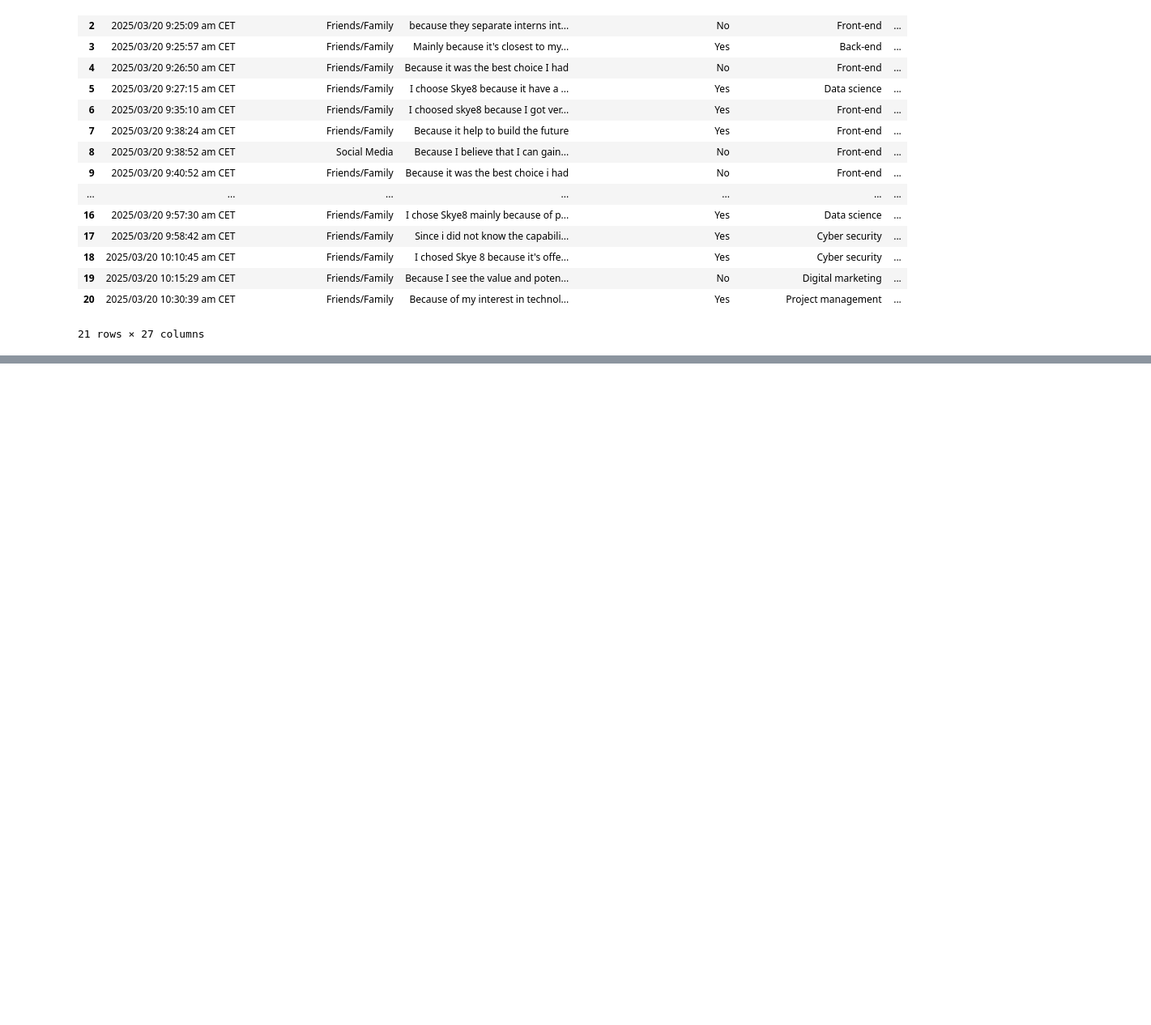
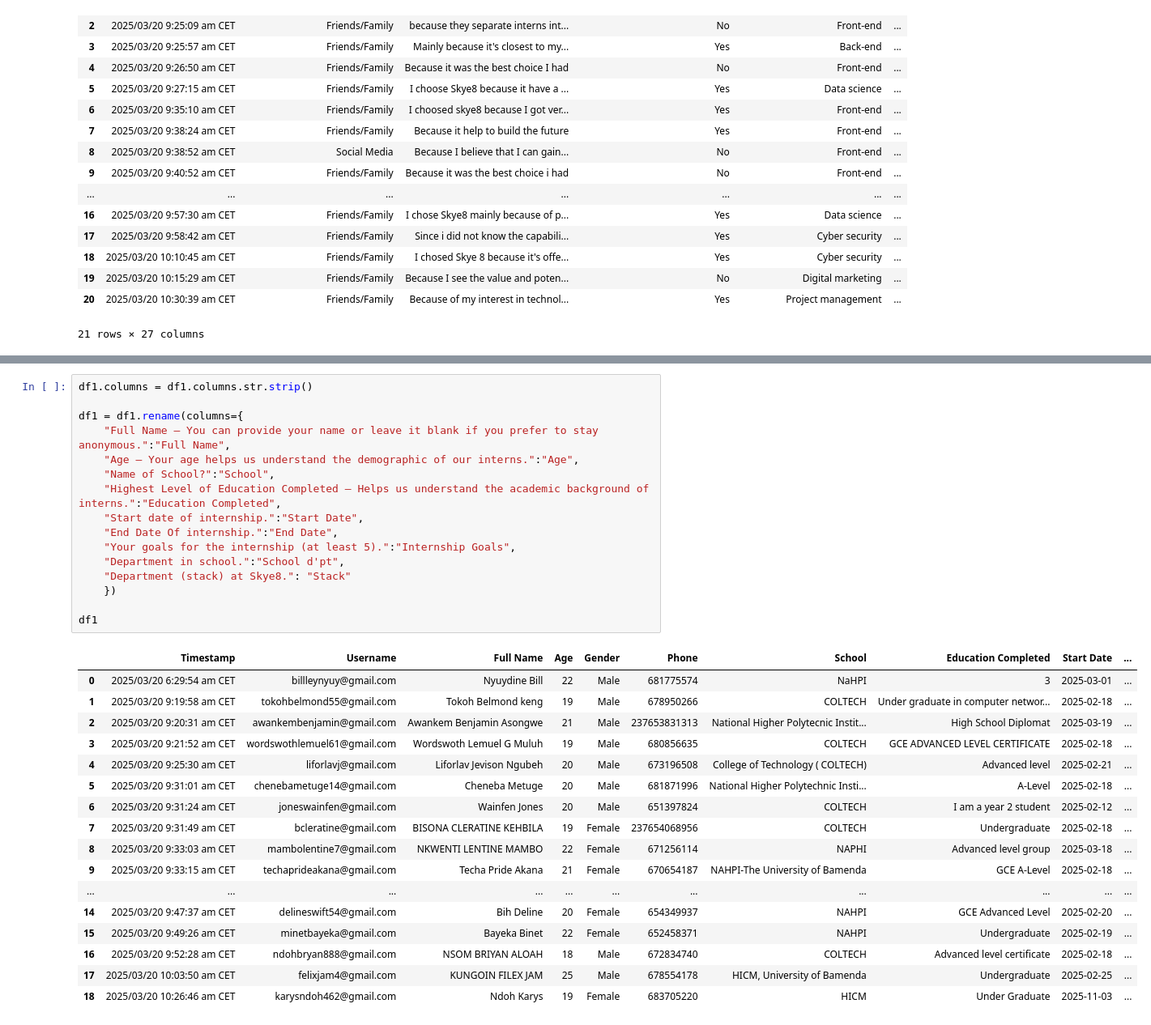
Before and after one commit to MUYAHGaious/Intern_satisfaction, a Jupyter notebook: intern_satisfaction.ipynb, the cells around one changed output, grey strips where cells are left out. Shown: that part at 81% size. Saved outputs shown, nothing was run; the diff lists cells and outputs as text; blank space fills up the shorter version.

```diff
--- a/intern_satisfaction.ipynb
+++ b/intern_satisfaction.ipynb
@@ -117,0 +199,34 @@ df2.to_csv('new_file2.csv', index=False)
+# %%
+df1.columns = df1.columns.str.strip()
+
+df1 = df1.rename(columns={
+    "Full Name – You can provide your name or leave it blank if you prefer to stay anonymous.":"Full Name",
+    "Age – Your age helps us understand the demographic of our interns.":"Age",
+    "Name of School?":"School",
+    "Highest Level of Education Completed – Helps us understand the academic background of interns.":"Education Completed",
+    "Start date of internship.":"Start Date",
+    "End Date Of internship.":"End Date",
+    "Your goals for the internship (at least 5).":"Internship Goals",
+    "Department in school.":"School d'pt",
+    "Department (stack) at Skye8.": "Stack"
+    })
+
+df1
+# %% [output]
+|  | Timestamp | Username | Full Name | Age | Gender | Phone | School | Education Completed | Start Date | ... |
+| 0 | 2025/03/20 6:29:54 am CET | billleynyuy@gmail.com | Nyuydine Bill | 22 | Male | 681775574 | NaHPI | 3 | 2025-03-01 | ... |
+| 1 | 2025/03/20 9:19:58 am CET | tokohbelmond55@gmail.com | Tokoh Belmond keng | 19 | Male | 678950266 | COLTECH | Under graduate in computer networ... | 2025-02-18 | ... |
+| 2 | 2025/03/20 9:20:31 am CET | awankembenjamin@gmail.com | Awankem Benjamin Asongwe | 21 | Male | 237653831313 | National Higher Polytecnic Instit... | High School Diplomat | 2025-03-19 | ... |
+| 3 | 2025/03/20 9:21:52 am CET | wordswothlemuel61@gmail.com | Wordswoth Lemuel G Muluh | 19 | Male | 680856635 | COLTECH | GCE ADVANCED LEVEL CERTIFICATE | 2025-02-18 | ... |
+| 4 | 2025/03/20 9:25:30 am CET | liforlavj@gmail.com | Liforlav Jevison Ngubeh | 20 | Male | 673196508 | College of Technology ( COLTECH) | Advanced level | 2025-02-21 | ... |
+| 5 | 2025/03/20 9:31:01 am CET | chenebametuge14@gmail.com | Cheneba Metuge | 20 | Male | 681871996 | National Higher Polytechnic Insti... | A-Level | 2025-02-18 | ... |
+| 6 | 2025/03/20 9:31:24 am CET | joneswainfen@gmail.com | Wainfen Jones | 20 | Male | 651397824 | COLTECH | I am a year 2 student | 2025-02-12 | ... |
+| 7 | 2025/03/20 9:31:49 am CET | bcleratine@gmail.com | BISONA CLERATINE KEHBILA | 19 | Female | 237654068956 | COLTECH | Undergraduate | 2025-02-18 | ... |
+| 8 | 2025/03/20 9:33:03 am CET | mambolentine7@gmail.com | NKWENTI LENTINE MAMBO | 22 | Female | 671256114 | NAPHI | Advanced level group | 2025-03-18 | ... |
+| 9 | 2025/03/20 9:33:15 am CET | techaprideakana@gmail.com | Techa Pride Akana | 21 | Female | 670654187 | NAHPI-The University of Bamenda | GCE A-Level | 2025-02-18 | ... |
+| ... | ... | ... | ... | ... | ... | ... | ... | ... | ... | ... |
+| 14 | 2025/03/20 9:47:37 am CET | delineswift54@gmail.com | Bih Deline | 20 | Female | 654349937 | NAHPI | GCE Advanced Level | 2025-02-20 | ... |
+| 15 | 2025/03/20 9:49:26 am CET | minetbayeka@gmail.com | Bayeka Binet | 22 | Female | 652458371 | NAHPI | Undergraduate | 2025-02-19 | ... |
+| 16 | 2025/03/20 9:52:28 am CET | ndohbryan888@gmail.com | NSOM BRIYAN ALOAH | 18 | Male | 672834740 | COLTECH | Advanced level certificate | 2025-02-18 | ... |
+| 17 | 2025/03/20 10:03:50 am CET | felixjam4@gmail.com | KUNGOIN FILEX JAM | 25 | Male | 678554178 | HICM, University of Bamenda | Undergraduate | 2025-02-25 | ... |
+| 18 | 2025/03/20 10:26:46 am CET | karysndoh462@gmail.com | Ndoh Karys | 19 | Female | 683705220 | HICM | Under Graduate | 2025-11-03 | ... |
```
Also changed, not shown: parts of 12 cells of this notebook, 2 other files.
